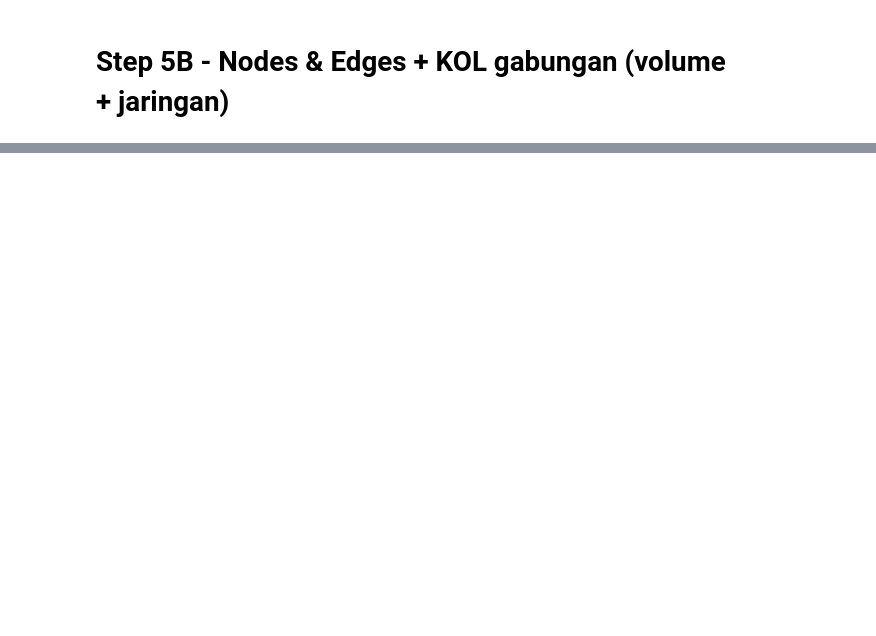
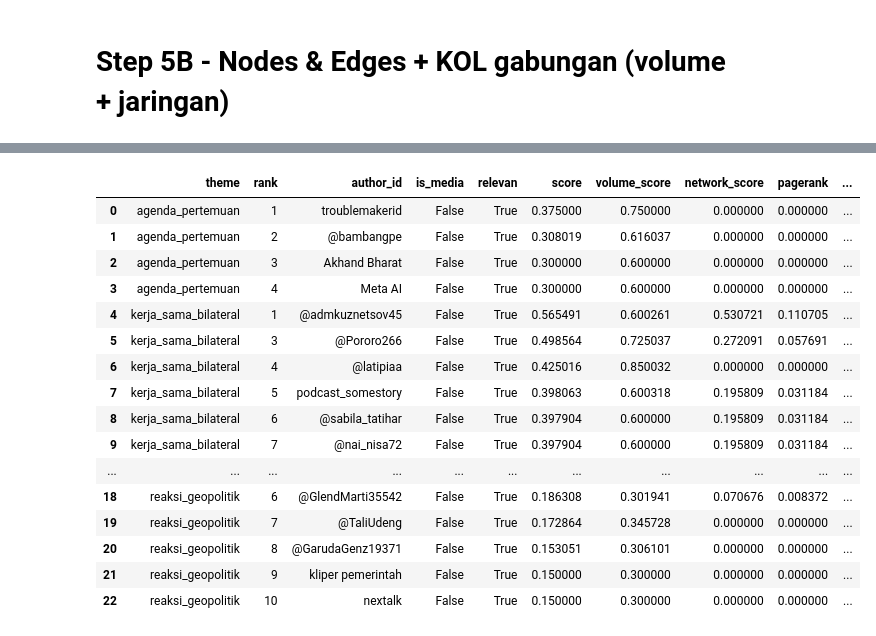
Before and after one commit to aldo02032004/naufaldo.github.io, a Jupyter notebook: kol_network_stance.ipynb, the cells around one changed output, grey strips where cells are left out. Cells and saved outputs as stored; diff of their text form; code cells hidden in the pictures; blank space fills up the shorter version.

```diff
--- a/kol_network_stance.ipynb
+++ b/kol_network_stance.ipynb
@@ -1571,0 +1187,76 @@ display(stance_counts.loc[:, stance_counts.any()].assign(total=stance_counts.sum
+# %%
+def build_validation_prompt(rows):
+    # cuitan pakai "-" menjorok, supaya penomoran hanya untuk akun (field 'index' tidak tertukar)
+    posts = lambda r: "\n".join("     - " + " ".join(str(p).split()[:120]) for p in kol_texts[(r.Id, r.theme)])
+    items = "\n\n".join(
+        f'{i}. Akun "{r.author_id}" | tema: {r.theme.replace("_", " ")}\n'
+        f"   Cuitan:\n{posts(r)}\n"
+        f"   Hasil model lokal -> sentiment: {r.sentiment}, stance: {r.stance}. Alasan: {r.alasan}"
+        for i, r in enumerate(rows.itertuples(), 1)
+    )
+    return f"""Kamu validator analisis opini publik media sosial Indonesia. Topik: {TOPIC}.
+Pihak yang dinilai untuk stance: {STANCE_TARGET}.
+
+Definisi:
+- sentiment = SIKAP akun terhadap topik/tema (bukan nada bahasa): positif, negatif, netral, kontroversi.
+  Membela tokoh sambil memaki pengkritiknya tetap positif.
+- stance = sikap terhadap {STANCE_TARGET}: supporter (mendukung/membela), oposisi (mengkritik/menolak),
+  moderat (informatif, seimbang, atau kritik yang tidak menolak).
+
+Periksa hasil model lokal untuk tiap akun berdasarkan cuitannya. Kalau sudah benar, ulangi labelnya;
+kalau salah, ganti dengan label yang benar.
+
+{items}
+
+Jawab HANYA JSON array berisi tepat {len(rows)} objek dengan field:
+index (nomor akun), sentiment, stance, catatan (alasan singkat kalau mengoreksi; string kosong kalau setuju)."""
+
+
+def apply_validation(rows, results):
+    """Gabungkan hasil Gemini ke df_kol. Label Gemini yang tidak valid -> tetap pakai label model lokal."""
+    for (df_idx, row), r in zip(rows.iterrows(), results):
+        sent = r.get("sentiment") if r.get("sentiment") in SENTIMENTS else row["sentiment"]
+        stance = r.get("stance") if r.get("stance") in STANCES else row["stance"]
+        changed = (sent, stance) != (row["sentiment"], row["stance"])
+        df_kol.loc[df_idx, ["sentiment_final", "stance_final", "validasi", "catatan_gemini"]] = [
+            sent, stance, "dikoreksi" if changed else "setuju", r.get("catatan", "") if changed else ""]
+
+
+df_kol["sentiment_final"] = df_kol["sentiment"]   # default: hasil model lokal, ditimpa kalau Gemini mengoreksi
+df_kol["stance_final"] = df_kol["stance"]
+df_kol["validasi"] = "belum_divalidasi"
+df_kol["catatan_gemini"] = ""
+
+to_check = df_kol[df_kol["relevan"].ne(False) & df_kol["sentiment"].ne(UNCLASSIFIED)]
+quota_hit = False
+for b in tqdm(range(0, len(to_check), BATCH_SIZE_VALIDATE), desc="Validasi Gemini"):
+    rows = to_check.iloc[b:b + BATCH_SIZE_VALIDATE]
+    try:
+        results = ask_json(build_validation_prompt(rows), parse=lambda p: order_by_index(p, len(rows)), retry=3)
+    except Exception as e:
+        if not is_quota_error(e):
+            raise
+        quota_hit = True
+        break
+    if results is not None:
+        apply_validation(rows, results)
+    time.sleep(SLEEP_BETWEEN_CALLS)
+
+counts = df_kol["validasi"].value_counts()
+print(f"[OK] Validasi Gemini: {counts.get('setuju', 0)} setuju, {counts.get('dikoreksi', 0)} dikoreksi, "
+      f"{counts.get('belum_divalidasi', 0)} belum divalidasi. Total API call sesi ini: {api_call_count}")
+if quota_hit:
+    print("[STOP] Kuota Colab AI habis. KOL yang belum divalidasi tetap memakai hasil model lokal. "
+          "Tunggu beberapa menit lalu jalankan ulang cell ini kalau mau semuanya divalidasi.")
+
+print("\n=== Sentimen, stance & summary per KOL (final) ===")
+display(df_kol[["theme", "rank", "author_id", "is_media", "relevan", "score", "volume_score", "network_score",
+                "pagerank", "eigenvector", "sentiment_final", "stance_final", "validasi", "summary", "alasan",
+                "catatan_gemini", "sentiment", "stance"]])
+
+print(f"\n=== Rekap stance terhadap {STANCE_TARGET} per tema ===")
+on_topic = df_kol[df_kol["relevan"].ne(False)]
+stance_counts = (pd.crosstab(on_topic["theme"], on_topic["stance_final"])
+                 .reindex(columns=[*STANCES, UNCLASSIFIED], fill_value=0))
+display(stance_counts.loc[:, stance_counts.any()].assign(total=stance_counts.sum(axis=1)))
+# %% [output]
@@ -1571,0 +1266,17 @@ display(stance_counts.loc[:, stance_counts.any()].assign(total=stance_counts.sum
+|  | theme | rank | author_id | is_media | relevan | score | volume_score | network_score | pagerank | ... |
+| 0 | agenda_pertemuan | 1 | troublemakerid | False | True | 0.375000 | 0.750000 | 0.000000 | 0.000000 | ... |
+| 1 | agenda_pertemuan | 2 | @bambangpe | False | True | 0.308019 | 0.616037 | 0.000000 | 0.000000 | ... |
+| 2 | agenda_pertemuan | 3 | Akhand Bharat | False | True | 0.300000 | 0.600000 | 0.000000 | 0.000000 | ... |
+| 3 | agenda_pertemuan | 4 | Meta AI | False | True | 0.300000 | 0.600000 | 0.000000 | 0.000000 | ... |
+| 4 | kerja_sama_bilateral | 1 | @admkuznetsov45 | False | True | 0.565491 | 0.600261 | 0.530721 | 0.110705 | ... |
+| 5 | kerja_sama_bilateral | 3 | @Pororo266 | False | True | 0.498564 | 0.725037 | 0.272091 | 0.057691 | ... |
+| 6 | kerja_sama_bilateral | 4 | @latipiaa | False | True | 0.425016 | 0.850032 | 0.000000 | 0.000000 | ... |
+| 7 | kerja_sama_bilateral | 5 | podcast_somestory | False | True | 0.398063 | 0.600318 | 0.195809 | 0.031184 | ... |
+| 8 | kerja_sama_bilateral | 6 | @sabila_tatihar | False | True | 0.397904 | 0.600000 | 0.195809 | 0.031184 | ... |
+| 9 | kerja_sama_bilateral | 7 | @nai_nisa72 | False | True | 0.397904 | 0.600000 | 0.195809 | 0.031184 | ... |
+| ... | ... | ... | ... | ... | ... | ... | ... | ... | ... | ... |
+| 18 | reaksi_geopolitik | 6 | @GlendMarti35542 | False | True | 0.186308 | 0.301941 | 0.070676 | 0.008372 | ... |
+| 19 | reaksi_geopolitik | 7 | @TaliUdeng | False | True | 0.172864 | 0.345728 | 0.000000 | 0.000000 | ... |
+| 20 | reaksi_geopolitik | 8 | @GarudaGenz19371 | False | True | 0.153051 | 0.306101 | 0.000000 | 0.000000 | ... |
+| 21 | reaksi_geopolitik | 9 | kliper pemerintah | False | True | 0.150000 | 0.300000 | 0.000000 | 0.000000 | ... |
+| 22 | reaksi_geopolitik | 10 | nextalk | False | True | 0.150000 | 0.300000 | 0.000000 | 0.000000 | ... |
```
Also changed, not shown: parts of 32 cells of this notebook.
